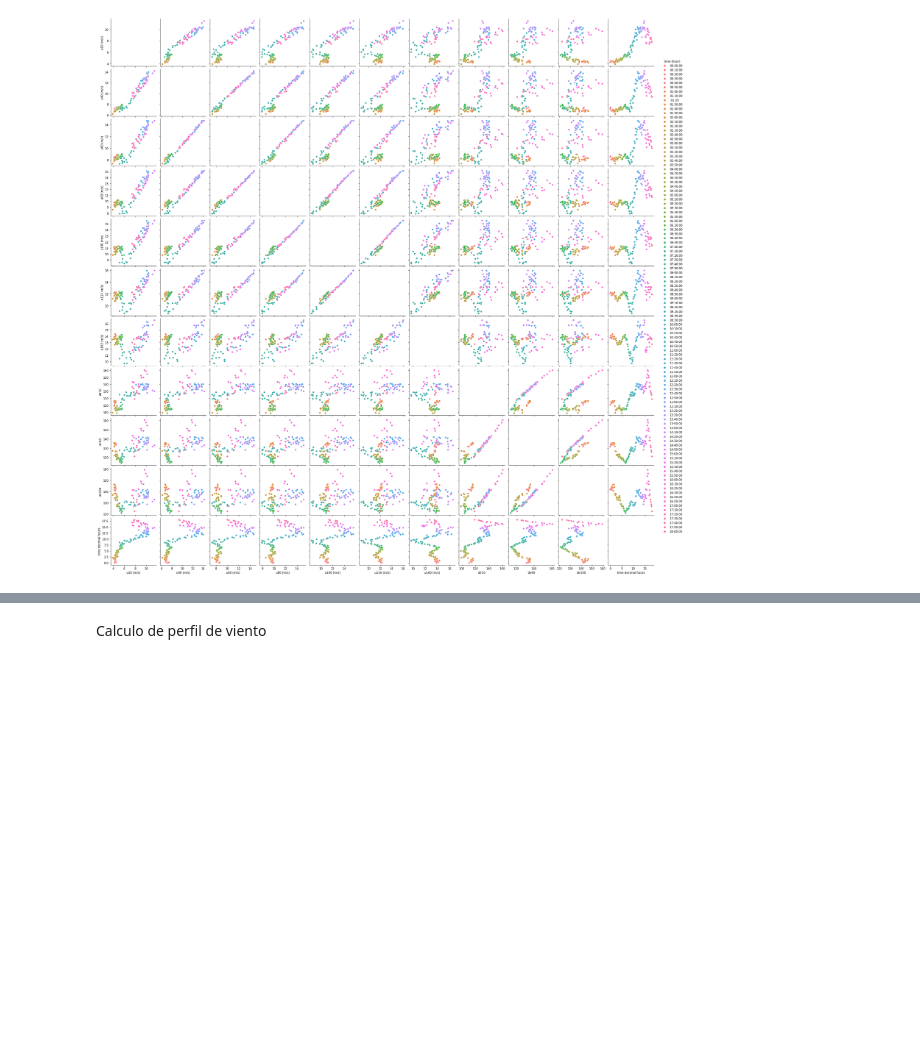
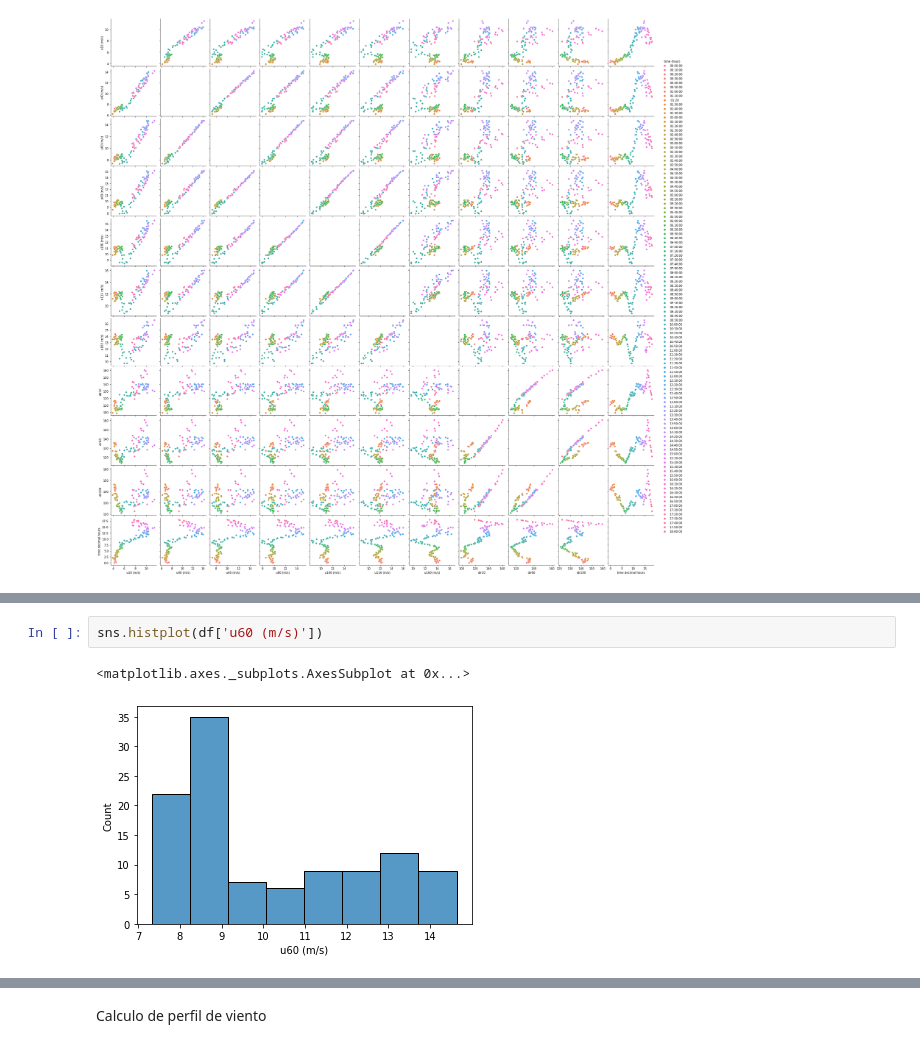
Before and after one commit to mteoraso/ML_Practice, a Jupyter notebook: Wind_energy.ipynb, the cells around one changed output, grey strips where cells are left out. Saved outputs shown, nothing was run; the diff lists cells and outputs as text; blank space fills up the shorter version.

```diff
--- a/Wind_energy.ipynb
+++ b/Wind_energy.ipynb
@@ -123,0 +144,5 @@ hm=sns.heatmap(covariance_matrix,
+# %%
+sns.histplot(df['u60 (m/s)'])
+# %% [output]
+<matplotlib.axes._subplots.AxesSubplot at 0x...>
+[figure, added]
```
Also changed, not shown: parts of 13 cells of this notebook.
